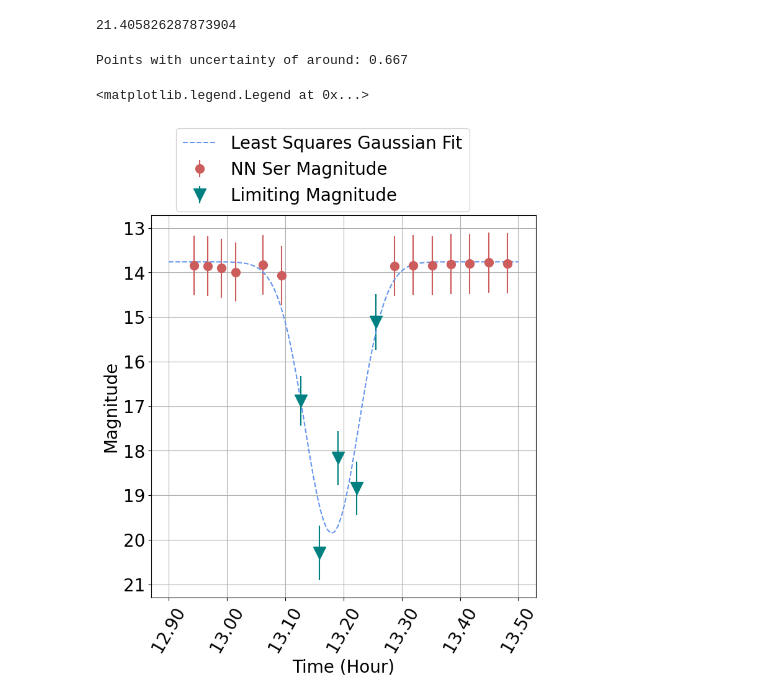
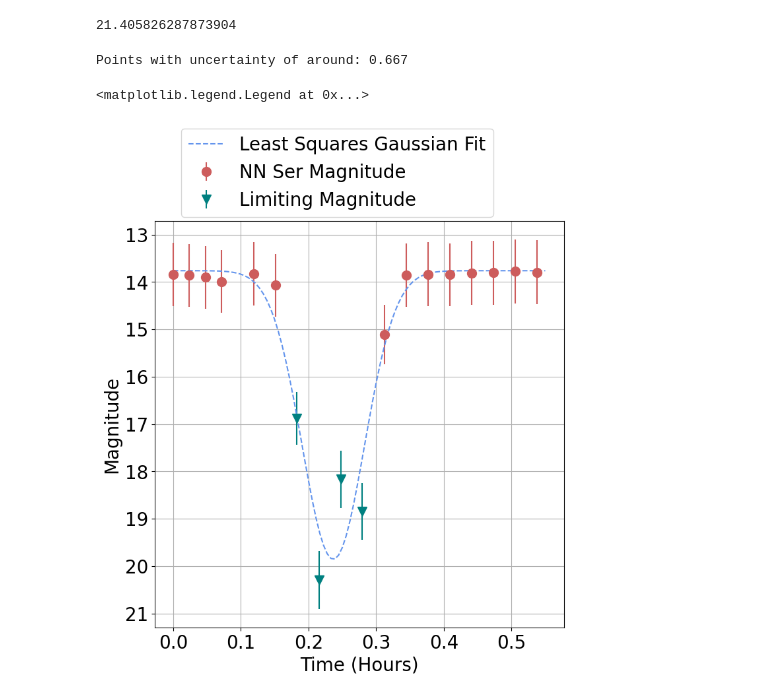
Before and after one commit to daraghhollman/UCD_PASS_Labs, a Jupyter notebook: Astronomy_Image_Analysis/astroImageAnalysis.ipynb, the cells around one changed output. Drawn from its saved outputs; the diff is of its cells as text; code cells hidden in the pictures.

```diff
--- a/Astronomy_Image_Analysis/astroImageAnalysis.ipynb
+++ b/Astronomy_Image_Analysis/astroImageAnalysis.ipynb
@@ -665,7 +670,7 @@ curveMags = GenerateLightCurve(starNNSer, objectFITS_NNSer, avgZeroPoint, rootPa
 # %%
 from datetime import datetime as datetime
 
-def GetTimePositions(fitsList):
+def GetTimePositions(fitsList, offset):
 
     timePositions = list()
 
@@ -679,47 +684,47 @@ def GetTimePositions(fitsList):
         totalHours += date.minute / 60
         totalHours += date.second / 3600
 
-        timePositions.append(totalHours)
+        timePositions.append(totalHours - offset)
     return timePositions
 # %%
 mags = curveMags[0]
 magsUncertainty = curveMags[1]
 print(f"Points with uncertainty of around: {magsUncertainty[0]:0.3f}")
-timePositions = GetTimePositions(objectFITS_NNSer)
+
+tOffset = GetTimePositions(objectFITS_NNSer, 0)[0]
+timePositions = GetTimePositions(objectFITS_NNSer, tOffset)
 
 def gaussian(x, mu, std, scale, height):
     ans = list()
     for el in x:
         ans.append(scale * np.exp(-(el-mu)**2/(2*std**2)) + height)
     return ans
 
-pars, cov = curve_fit(gaussian, timePositions, mags, [13.2, 0.05, 5, 14])
+pars, cov = curve_fit(gaussian, timePositions, mags, [0.25, 0.05, 5, 14])
 
 fig, ax = plt.subplots()
 
 pointColor = "indianred"
 arrowColor = "teal"
 plt.errorbar(timePositions[0:6], mags[0:6], yerr = magsUncertainty[0:6], fmt="o", \
              color=pointColor, markersize=10, label="NN Ser Magnitude")
-plt.errorbar(timePositions[11:], mags[11:], yerr = magsUncertainty[11:], fmt="o", \
+plt.errorbar(timePositions[10:], mags[10:], yerr = magsUncertainty[10:], fmt="o", \
              color=pointColor, markersize=10)
-plt.errorbar(timePositions[6:11], mags[6:11], yerr = magsUncertainty[6:11], fmt="v", \
-             color=arrowColor, markersize=15, label="Limiting Magnitude")
+plt.errorbar(timePositions[6:10], mags[6:10], yerr = magsUncertainty[6:10], fmt="v", \
+             color=arrowColor, markersize=10, label="Limiting Magnitude")
 
-t = np.linspace(12.9, 13.5, 100)
+t = np.linspace(0, 0.55, 100)
 plt.plot(t, gaussian(t, pars[0], pars[1], pars[2], pars[3]), "--", label="Least Squares Gaussian Fit", color="cornflowerblue")
 
-plt.xlabel("Time (Hour)")
+plt.xlabel("Time (Hours)")
 plt.ylabel("Magnitude")
 plt.gca().invert_yaxis()
-ax.xaxis.set_major_formatter(FormatStrFormatter('%.2f'))
-plt.xticks(rotation=60)
 plt.grid()
 plt.legend(bbox_to_anchor =(0.85, 1.25))
 # %% [output]
 Points with uncertainty of around: 0.667
 <matplotlib.legend.Legend at 0x...>
-[figure, old version]
+[figure, new version]
 # %%
 # Duration of the eclipse is assumed to be within 2 standard deviations from the mean of the fitted gaussian.
 # i.e. 4 times the standard deviaiton
```
Also changed, not shown: parts of 8 cells of this notebook, 14 other files.
